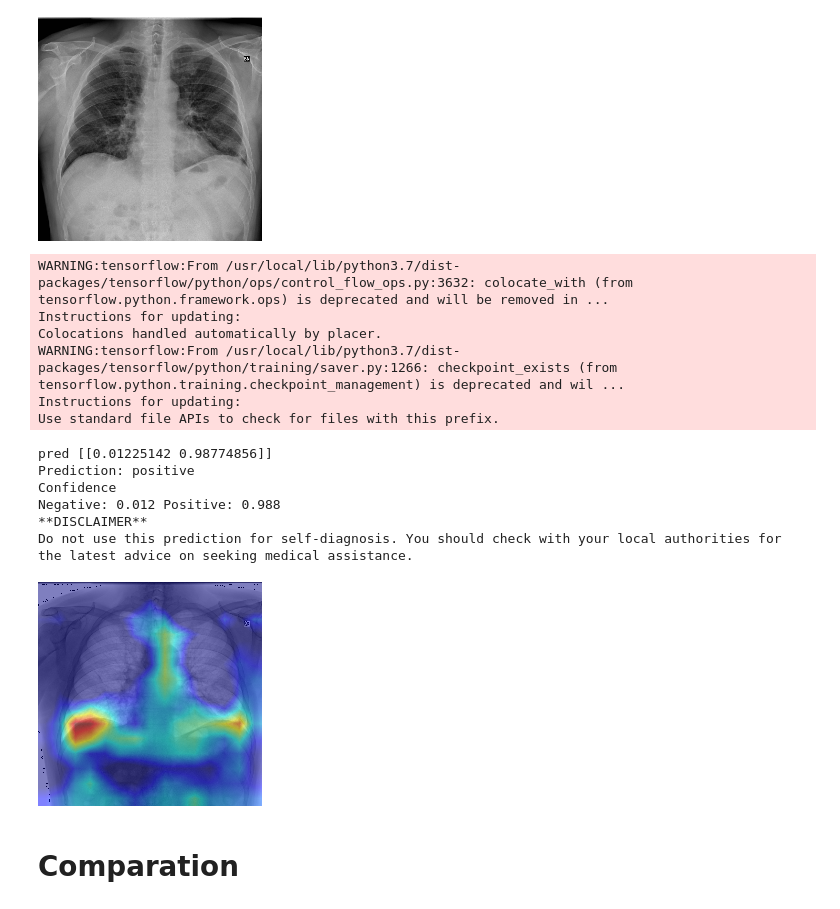
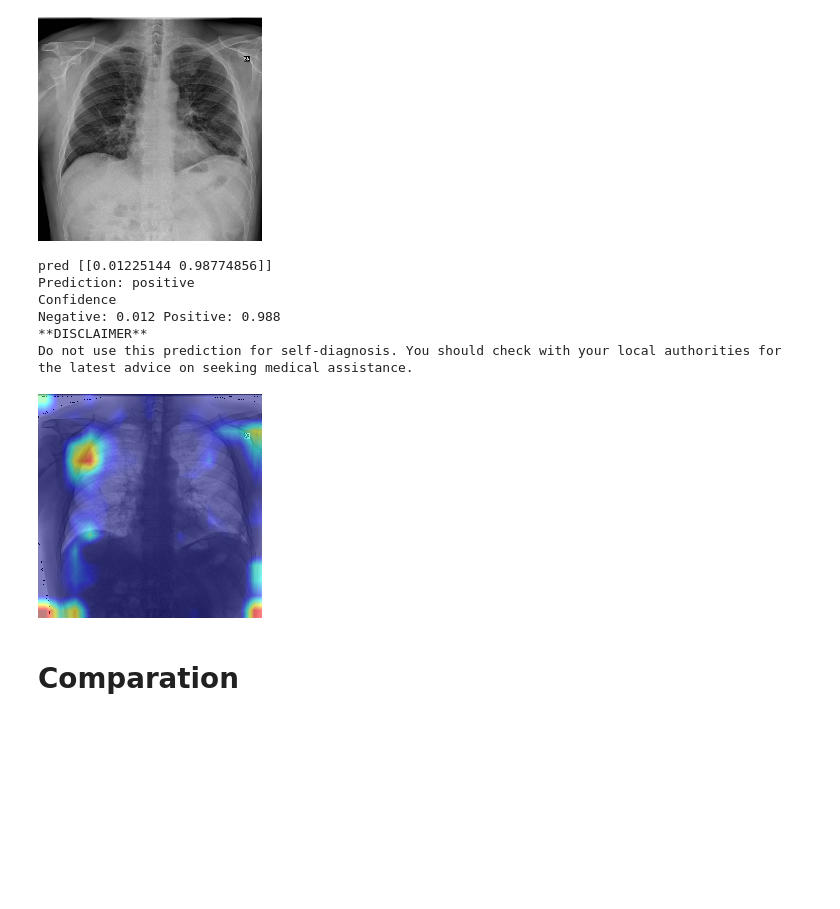
Before and after one commit to jellyXuuuuu/CovidNetDeepLearning, a Jupyter notebook: covid19model_ex_gradcam.ipynb, the cells around one changed output. Drawn from its saved outputs; the diff is of its cells as text; code cells hidden in the pictures; blank space fills up the shorter version.

```diff
--- a/covid19model_ex_gradcam.ipynb
+++ b/covid19model_ex_gradcam.ipynb
@@ -136,7 +155,8 @@ def process_image_file(filepath, size, top_percent=0.08, crop=True):
 # arguments:
 IMAGE_PATH ="assets/ex-covid.jpeg"
 output_node_names = "norm_dense_2/Softmax"
-final_conv_name="conv5_block3_1_conv/convolution"  #conv4_block3_1_bn/gamma/initial_value,conv4_block3_1_bn/gamma
+final_conv_name="post_relu/Relu"
+#post_relu/Relu,post_bn/cond/FusedBatchNorm, conv5_block3_out/add, conv5_block3_3_conv/convolution, conv5_block3_1_conv/convolution, conv4_block3_1_bn/gamma/initial_value,conv4_block3_1_bn/gamma
 model_path = 'models/COVIDNet-CXR-2/model'
 
 # USE COVIDNet CXR 2
@@ -223,46 +243,40 @@ with tf.Session() as sess:
 
     print('Prediction: {}'.format(inv_mapping[pred.argmax(axis=1)[0]]))
     print('Confidence')
     print(' '.join('{}: {:.3f}'.format(cls.capitalize(), pred[0][i]) for cls, i in mapping.items()))
     print('**DISCLAIMER**')
     print('Do not use this prediction for self-diagnosis. You should check with your local authorities for the latest advice on seeking medical assistance.')
 
 
     # input_image_tensor_m = sess.graph.get_tensor_by_name("input_1:0")
     # # input_is_training_tensor = sess.graph.get_tensor_by_name("input/is_training:0")
 
     # x = process_image_file(IMAGE_PATH, 480, top_percent=0.08) # IMAGE_PATH = 'assets/ex-covid.jpeg'
     # x = x.astype('float32') / 255.0
     # # feed_dict = {input_image_tensor_m: np.expand_dims(x, axis=0)}
     # # print("np.expand_dims(x, axis=0)", np.expand_dims(x, axis=0))
 
     cam=grad_cam(prob_name=output_node_names, label=0,
                   layer_name=final_conv_name, sess=sess,
                   feed_dict=feed_dict, # feed_dict={input_image_tensor_m: np.expand_dims(x, axis=0)},
                   nb_classes=2)
 
     # feed_dict={input_image_tensor_m: [img_m_f], input_is_training_tensor: False}
     image_batch = img_m_0[None, :, :, :3]
     image = np.uint8(image_batch[0][:, :, ::-1] * 255.0)
 
     dst_m=save_cam(cam, image, 'm')  # cam, img_m, 'm'
     cv2_imshow(dst_m)
     # cv.imshow('dst_m_v',dst_m)
     cv.waitKey(0)
 # %% [output]
-WARNING:tensorflow:From /usr/local/lib/python3.7/dist-packages/tensorflow/python/ops/control_flow_ops.py:3632: colocate_with (from tensorflow.python.framework.ops) is deprecated and will be removed in ...
-Instructions for updating:
-Colocations handled automatically by placer.
-WARNING:tensorflow:From /usr/local/lib/python3.7/dist-packages/tensorflow/python/training/saver.py:1266: checkpoint_exists (from tensorflow.python.training.checkpoint_management) is deprecated and wil ...
-Instructions for updating:
-Use standard file APIs to check for files with this prefix.
+pred [[0.01225144 0.98774856]]
+Prediction: positive
+Confidence
+Negative: 0.012 Positive: 0.988
+**DISCLAIMER**
+Do not use this prediction for self-diagnosis. You should check with your local authorities for the latest advice on seeking medical assistance.
-pred [[0.01225142 0.98774856]]
-Prediction: positive
-Confidence
-Negative: 0.012 Positive: 0.988
-**DISCLAIMER**
-Do not use this prediction for self-diagnosis. You should check with your local authorities for the latest advice on seeking medical assistance.
-[figure, old version]
+[figure, new version]
 # %% [markdown]
 # Comparation
 # %% [markdown]
```
Also changed, not shown: parts of 9 cells of this notebook.
